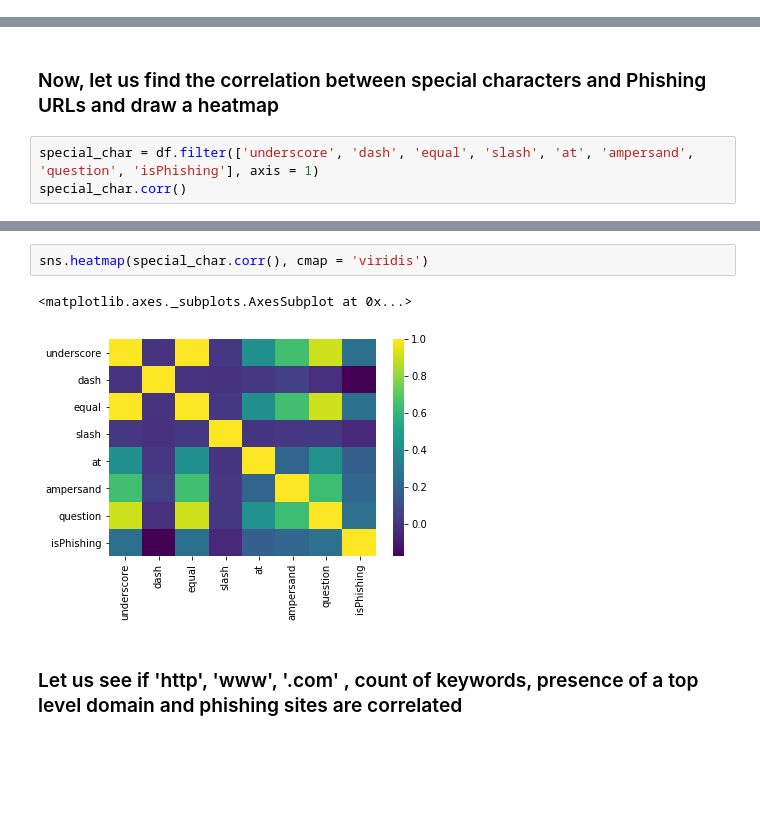
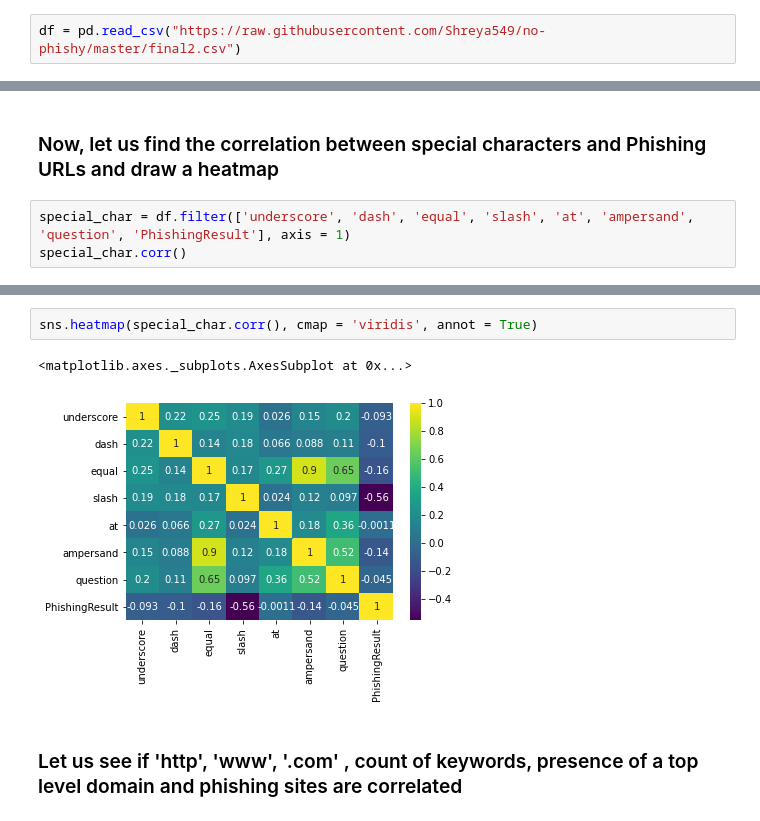
Before and after one commit to EmmadiDivyaSrujana/No-Phishing-URLs, a Jupyter notebook: Data Visualization.ipynb, the cells around one changed output, grey strips where cells are left out. Drawn from its saved outputs; the diff is of its cells as text; blank space fills up the shorter version.

```diff
--- a/Data Visualization.ipynb
+++ b/Data Visualization.ipynb
@@ -10,3 +10,5 @@ df = pd.read_csv("cleaned_data.csv")
+# %%
+df = pd.read_csv("https://raw.githubusercontent.com/Shreya549/no-phishy/master/final2.csv")
 # %%
 df.head()
 # %% [output]
@@ -202,6 +159,6 @@ sns.violinplot(x="HTTPS", y='domainLen', data=df,hue='isPhishing',split = True,
 # %% [markdown]
 ### Now, let us find the correlation between special characters and Phishing URLs and draw a heatmap
 # %%
-special_char = df.filter(['underscore', 'dash', 'equal', 'slash', 'at', 'ampersand', 'question', 'isPhishing'], axis = 1)
+special_char = df.filter(['underscore', 'dash', 'equal', 'slash', 'at', 'ampersand', 'question', 'PhishingResult'], axis = 1)
 special_char.corr()
 # %% [output]
@@ -217,8 +174,8 @@ special_char.corr()
 # %%
-sns.heatmap(special_char.corr(), cmap = 'viridis')
+sns.heatmap(special_char.corr(), cmap = 'viridis', annot = True)
 # %% [output]
 <matplotlib.axes._subplots.AxesSubplot at 0x...>
-[figure, old version]
+[figure, new version]
 # %% [markdown]
 ### Let us see if 'http', 'www', '.com' , count of keywords, presence of a top level domain and phishing sites are correlated
 # %%
```
Also changed, not shown: parts of 27 cells of this notebook, 6 other files.
